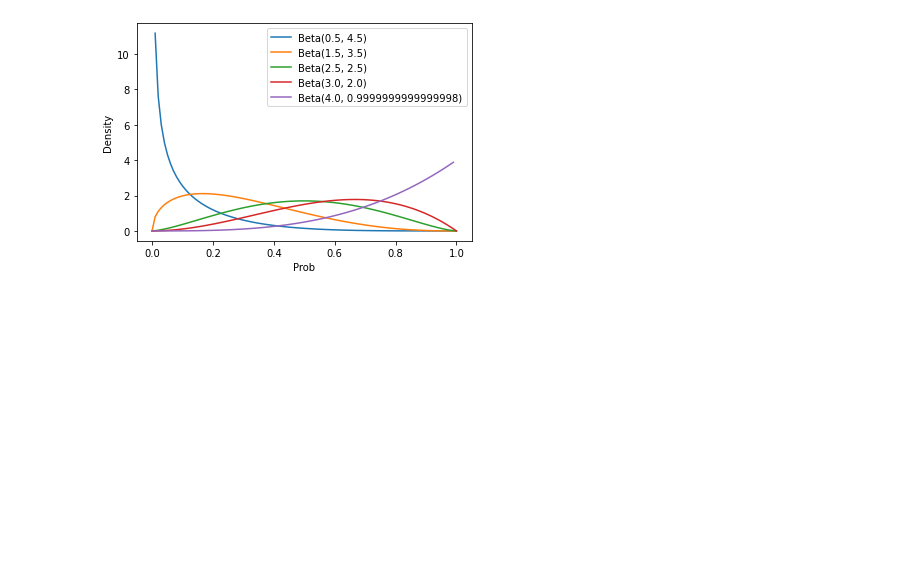
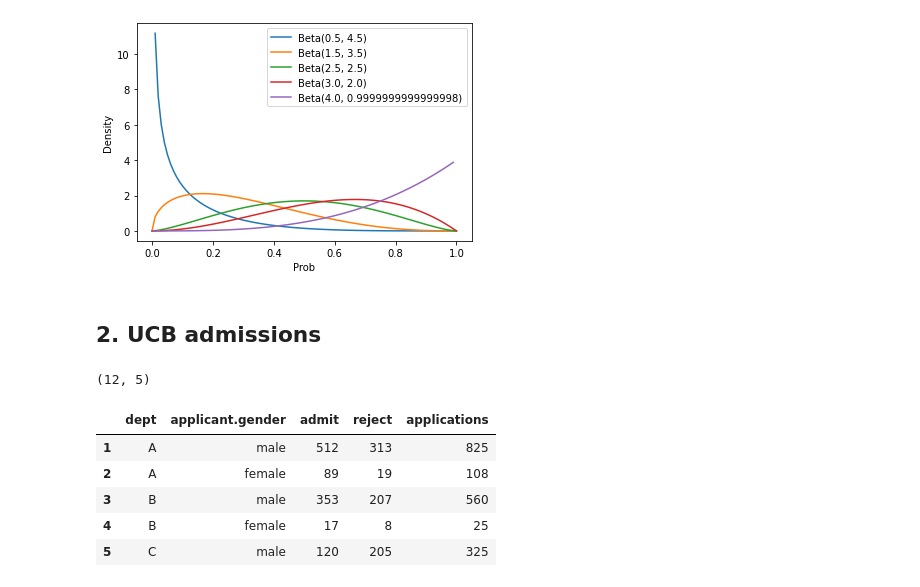
Before and after one commit to danhphan/bayesian-inferences, a Jupyter notebook: _00_rethink_stats_week7_course.ipynb, the cells around one changed output. Drawn from its saved outputs; the diff is of its cells as text; code cells hidden in the pictures; blank space fills up the shorter version.

Commit message:
add UCB admissions example

```diff
--- a/_00_rethink_stats_week7_course.ipynb
+++ b/_00_rethink_stats_week7_course.ipynb
@@ -30,3 +30,19 @@ plt.ylabel("Density")
 plt.legend();
 # %% [output]
 [figure]
+# %% [markdown]
+## 2. UCB admissions
+# %%
+d = pd.read_csv("./data/UCBadmit.csv", sep=";")
+d.shape
+# %% [output]
+(12, 5)
+# %%
+d.head()
+# %% [output]
+|  | dept | applicant.gender | admit | reject | applications |
+| 1 | A | male | 512 | 313 | 825 |
+| 2 | A | female | 89 | 19 | 108 |
+| 3 | B | male | 353 | 207 | 560 |
+| 4 | B | female | 17 | 8 | 25 |
+| 5 | C | male | 120 | 205 | 325 |
```
Also changed, not shown: parts of 7 cells of this notebook.
